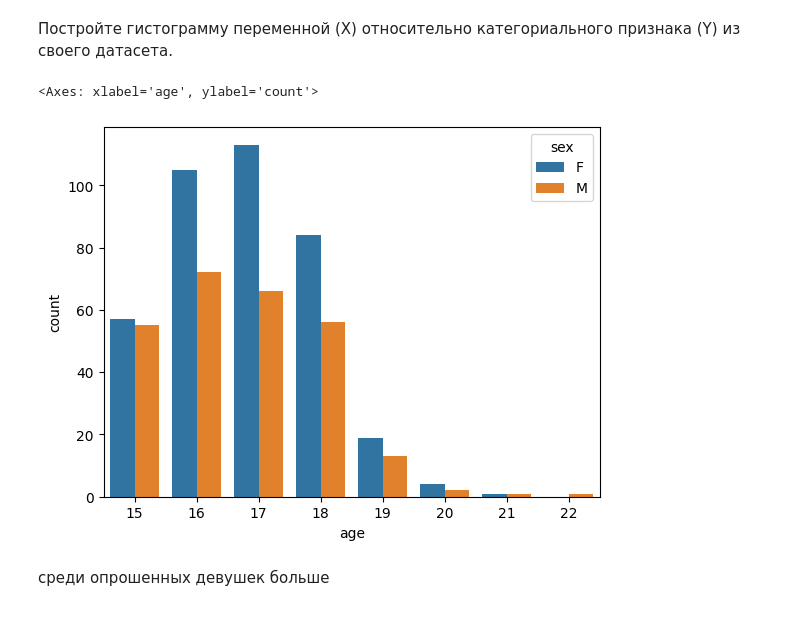
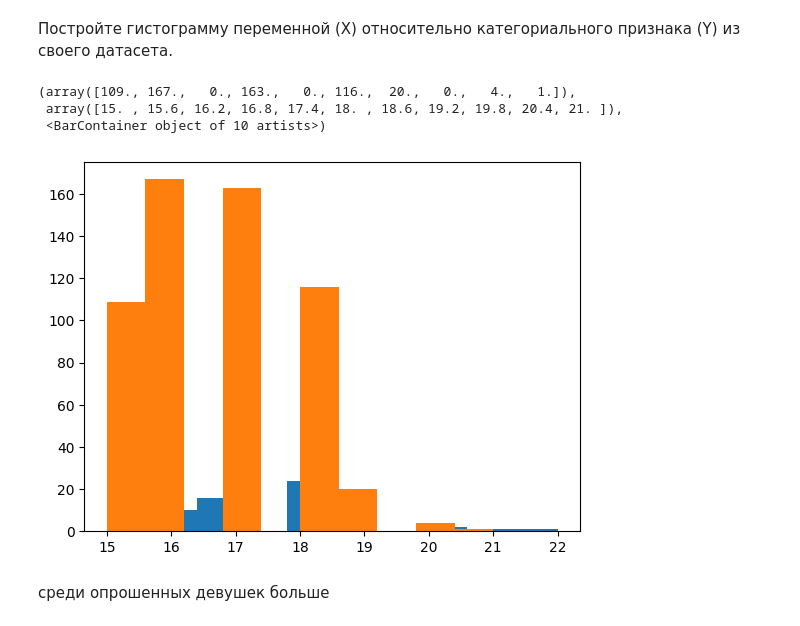
Before and after one commit to KOT1HATOP/ml_labs, a Jupyter notebook: lab2/Задание_2.ipynb, the cells around one changed output. Drawn from its saved outputs; the diff is of its cells as text; code cells hidden in the pictures.

```diff
--- a/lab2/Задание_2.ipynb
+++ b/lab2/Задание_2.ipynb
@@ -172,11 +172,14 @@ Name: age, dtype: float64
  Постройте гистограмму переменной (X) относительно категориального признака (Y) из своего датасета.
 # %%
 import matplotlib.pyplot as plt
-# %%
-sns.countplot(x='age', hue='sex', data=df)
-# %% [output]
-<Axes: xlabel='age', ylabel='count'>
-[figure, removed]
+# %%
+plt.hist(x = df[df['higher'] == 'no']['age'])
+plt.hist(x = df[df['higher'] == 'yes']['age'])
+# %% [output]
+(array([109., 167.,   0., 163.,   0., 116.,  20.,   0.,   4.,   1.]),
+ array([15. , 15.6, 16.2, 16.8, 17.4, 18. , 18.6, 19.2, 19.8, 20.4, 21. ]),
+ <BarContainer object of 10 artists>)
+[figure, added]
 # %% [markdown]
 среди опрошенных девушек больше
 # %% [markdown]
```
